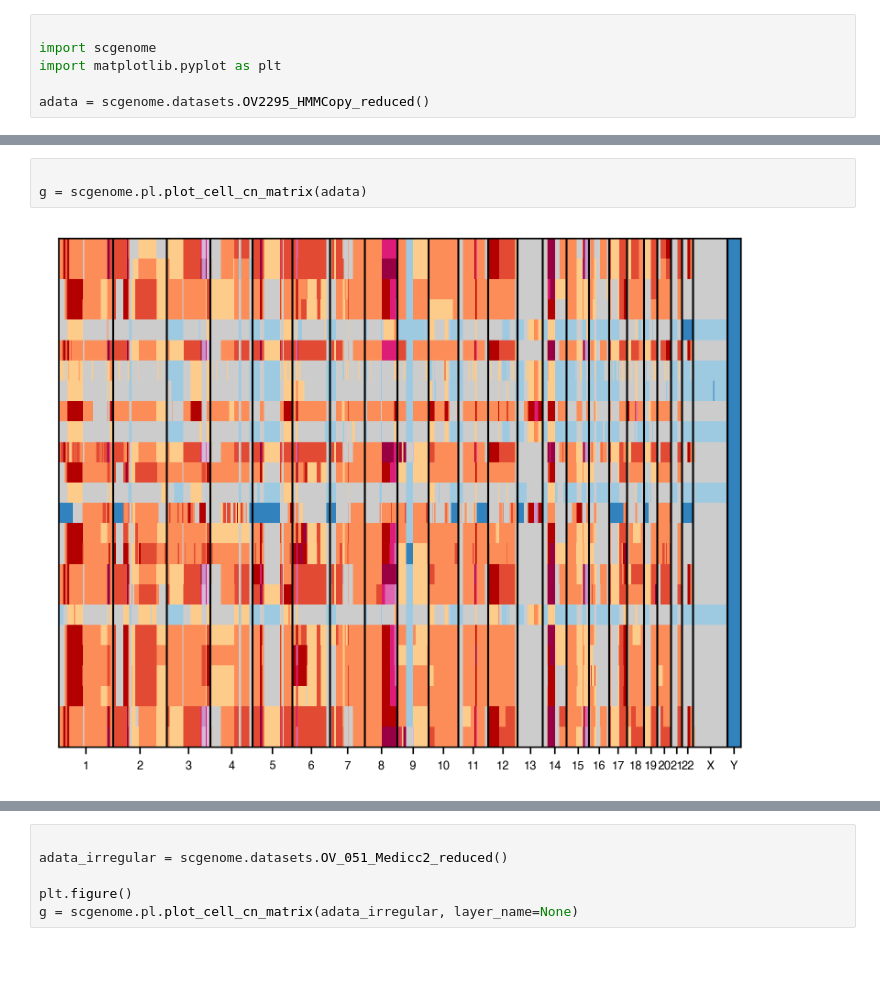
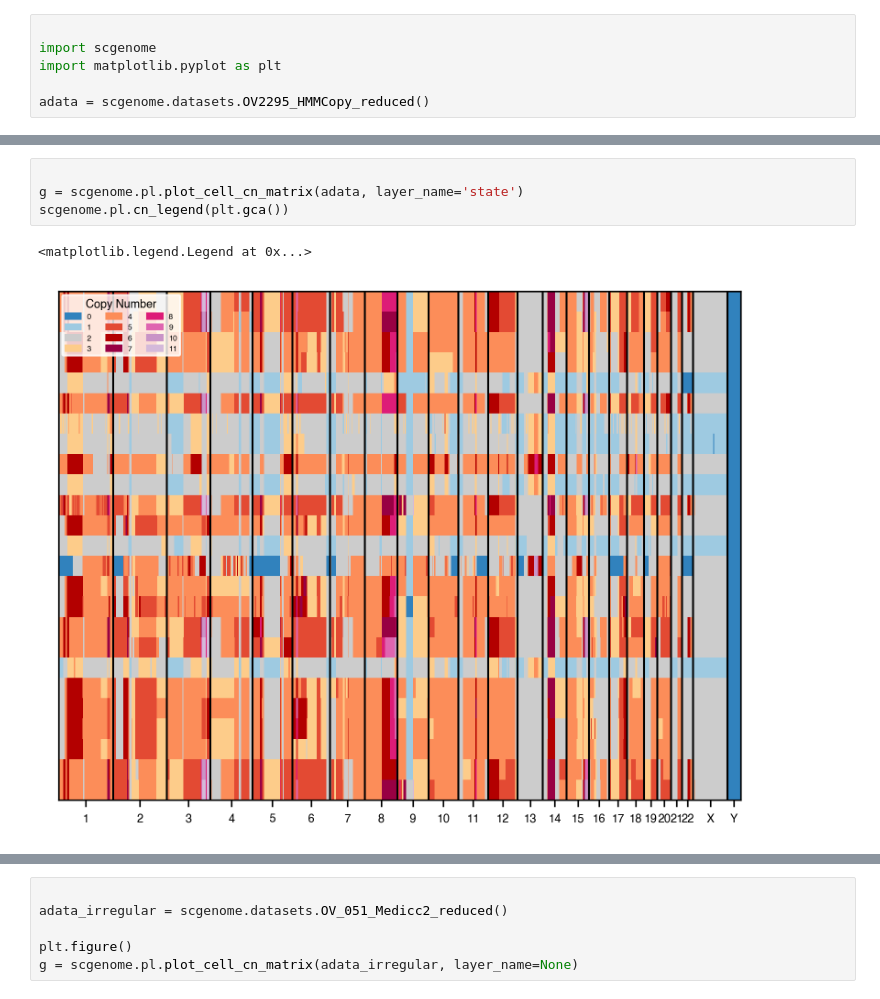
Before and after one commit to shahcompbio/scgenome-deprecated, a Jupyter notebook: docs/notebooks/heatmap.ipynb, the cells around one changed output, grey strips where cells are left out. Cells and saved outputs as stored; diff of their text form; blank space fills up the shorter version.

Commit message:
docs: improved plotting examples

```diff
--- a/docs/notebooks/heatmap.ipynb
+++ b/docs/notebooks/heatmap.ipynb
@@ -10,5 +17,7 @@ adata = scgenome.datasets.OV2295_HMMCopy_reduced()
 # %%
 
-g = scgenome.pl.plot_cell_cn_matrix(adata)
+g = scgenome.pl.plot_cell_cn_matrix(adata, layer_name='state')
+scgenome.pl.cn_legend(plt.gca())
 # %% [output]
+<matplotlib.legend.Legend at 0x...>
-[figure, old version]
+[figure, new version]
```
Also changed, not shown: parts of 10 cells of this notebook, 6 other files.
